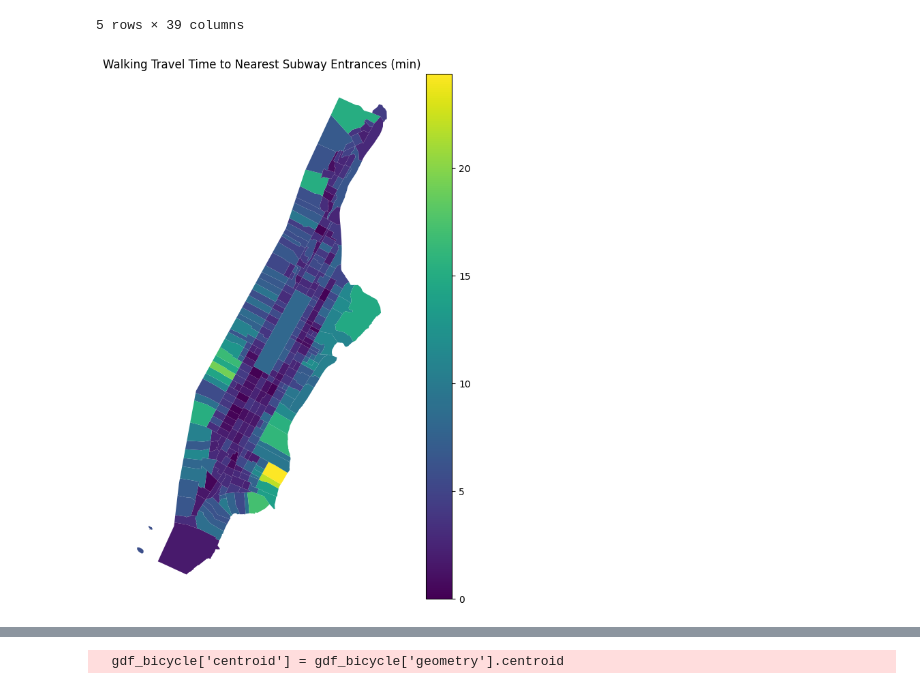
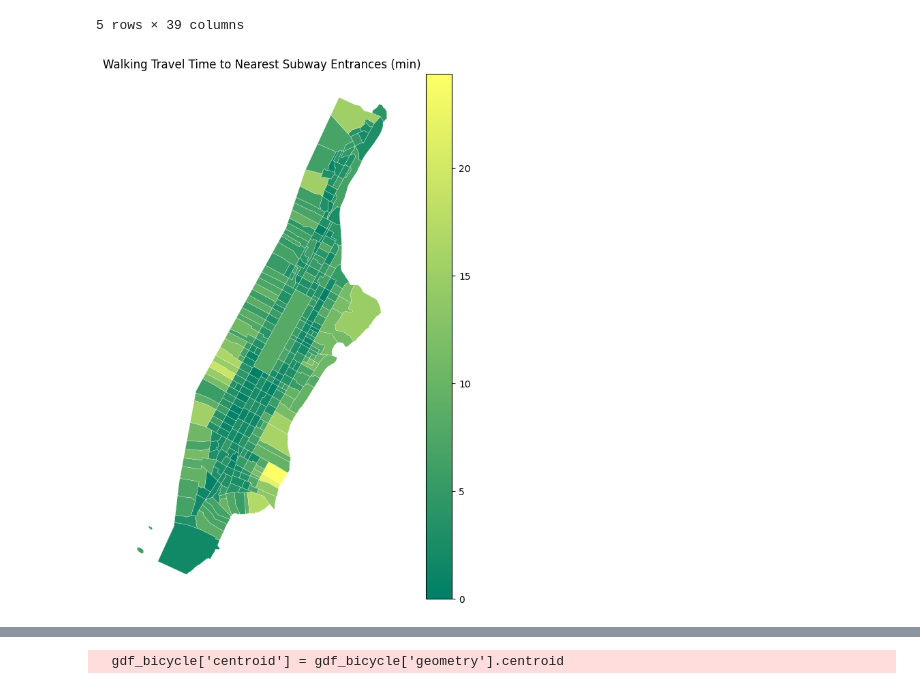
Before and after one commit to Sidbaobao/Final_project_data__science, a Jupyter notebook: sm2986_HW5 collaboration.ipynb, the cells around one changed output, grey strips where cells are left out. Cells and saved outputs as stored; diff of their text form; code cells hidden in the pictures.

```diff
--- a/sm2986_HW5 collaboration.ipynb
+++ b/sm2986_HW5 collaboration.ipynb
@@ -591,12 +598,13 @@ tract_subway.head()
 5 rows × 39 columns
 # %%
 fig, ax = plt.subplots(figsize = (10,10))
-tract_subway.plot(ax=ax,column = 'travel_minute_subway', legend=True)
+tract_subway.plot(ax=ax,column = 'travel_minute_subway', edgecolor = 'white', linewidth = 0.2, cmap = 'summer', legend=True)
 ax.set_title("Walking Travel Time to Nearest Subway Entrances (min)")
 ax.set_axis_off()
+fig.savefig("Walking Time Subway.png", dpi=300, bbox_inches="tight")
 plt.show()
 # %% [output]
-[figure, old version]
+[figure, new version]
 # %%
 tags_bicycle = {'amenity' : 'bicycle_rental'}
 gdf_bicycle = ox.features.features_from_place(place, tags_bicycle)
```
Also changed, not shown: parts of 20 cells of this notebook.
